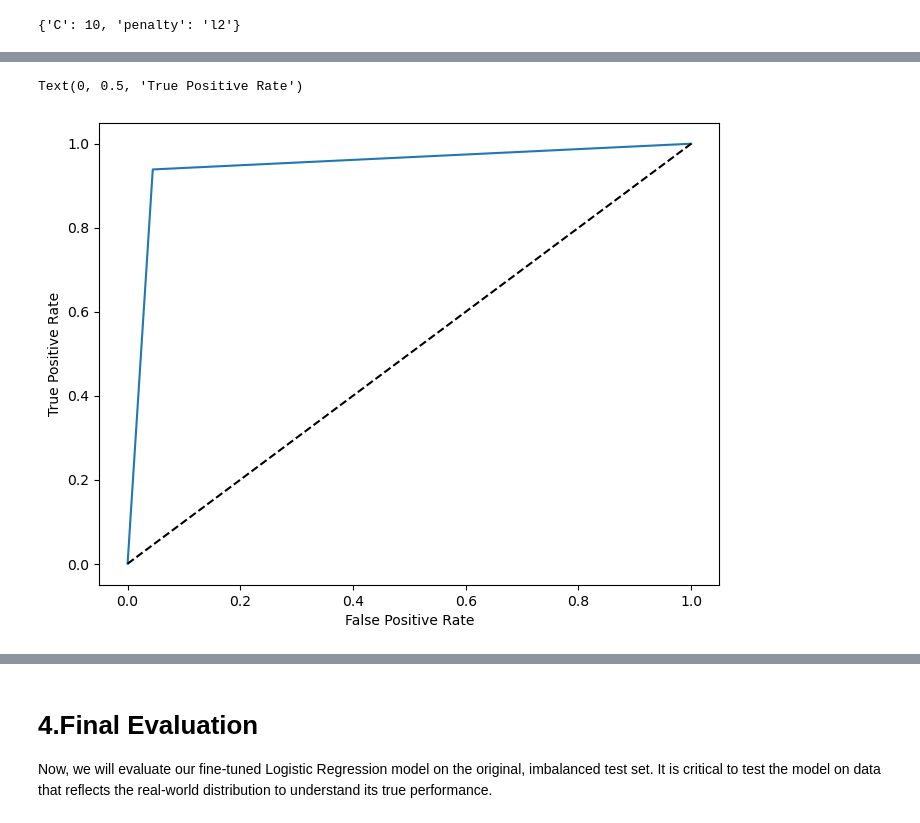
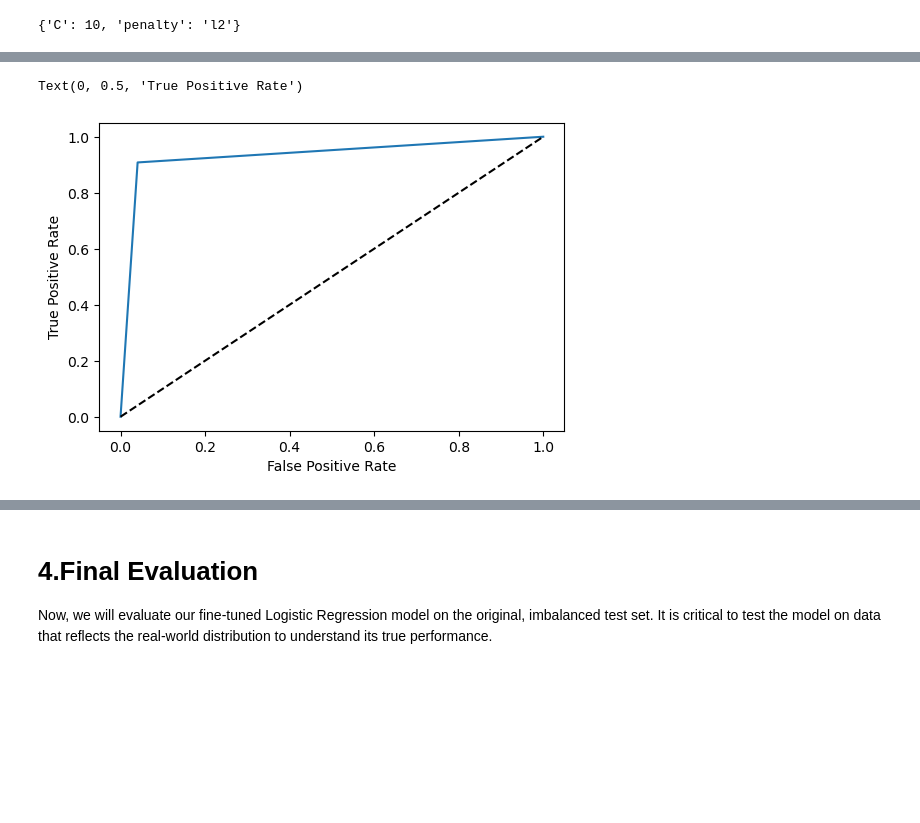
Before and after one commit to MinaGong/fraud_detection, a Jupyter notebook: fraud_detection_supervised.ipynb, the cells around one changed output, grey strips where cells are left out. Cells and saved outputs as stored; diff of their text form; code cells hidden in the pictures; blank space fills up the shorter version.

```diff
--- a/fraud_detection_supervised.ipynb
+++ b/fraud_detection_supervised.ipynb
@@ -455,19 +455,19 @@ grid_search.best_params_
 LR_best = grid_search.best_estimator_
 # %%
 # Evaluate the best model
-LR_best_pred = LR_best.predict(X_test)
+LR_best_pred = LR_best.predict(X_test_undersampled)
 
 # Plot the confusion matrix
 fig, ax = plt.subplots(1, 1, figsize=(6, 5))
-sns.heatmap(confusion_matrix(y_test, LR_best_pred), annot=True, fmt='d', cmap='Blues', xticklabels=['Normal', 'Fraud'], yticklabels=['Normal', 'Fraud'], ax=ax)
+sns.heatmap(confusion_matrix(y_test_undersampled, LR_best_pred), annot=True, fmt='d', cmap='Blues', xticklabels=['Normal', 'Fraud'], yticklabels=['Normal', 'Fraud'], ax=ax)
 ax.set_title('Logistic Regression Confusion Matrix')
 ax.set_xlabel('Predicted')
 ax.set_ylabel('Actual')
 # Print the classification report
-print(classification_report(y_test, LR_best_pred))
+print(classification_report(y_test_undersampled, LR_best_pred))
 
 # Print the ROC AUC score
-print("ROC AUC score: ", roc_auc_score(y_test, LR_best_pred))
+print("ROC AUC score: ", roc_auc_score(y_test_undersampled, LR_best_pred))
 # %% [output]
               precision    recall  f1-score   support
 
@@ -483,11 +483,11 @@ ROC AUC score:  0.9470537652314726
 # %%
 # ROC AUC curve
-fpr, tpr, thresholds = roc_curve(y_test, LR_best_pred)
-plt.figure(figsize=(8, 6))
+fpr, tpr, thresholds = roc_curve(y_test_undersampled, LR_best_pred)
+plt.figure(figsize=(6, 4))
 plt.plot(fpr, tpr, label='ROC AUC Curve')
 plt.plot([0, 1], [0, 1], 'k--')
 plt.xlabel('False Positive Rate')
 plt.ylabel('True Positive Rate')
 # %% [output]
 Text(0, 0.5, 'True Positive Rate')
-[figure, old version]
+[figure, new version]
```
Also changed, not shown: parts of 15 cells of this notebook.
